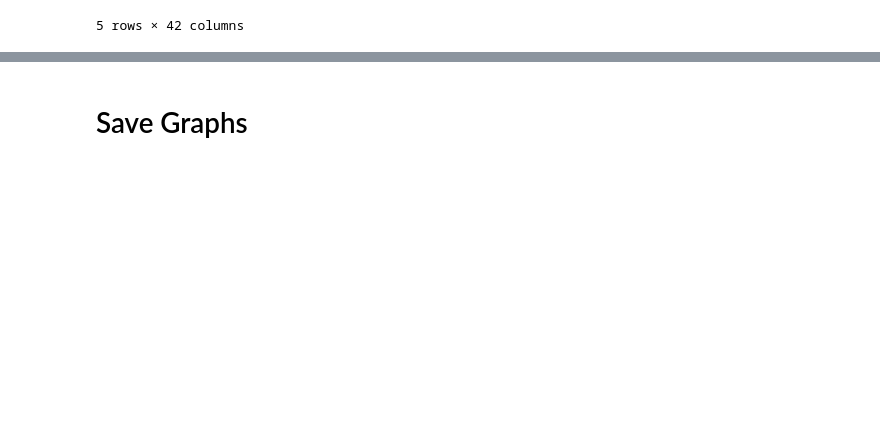
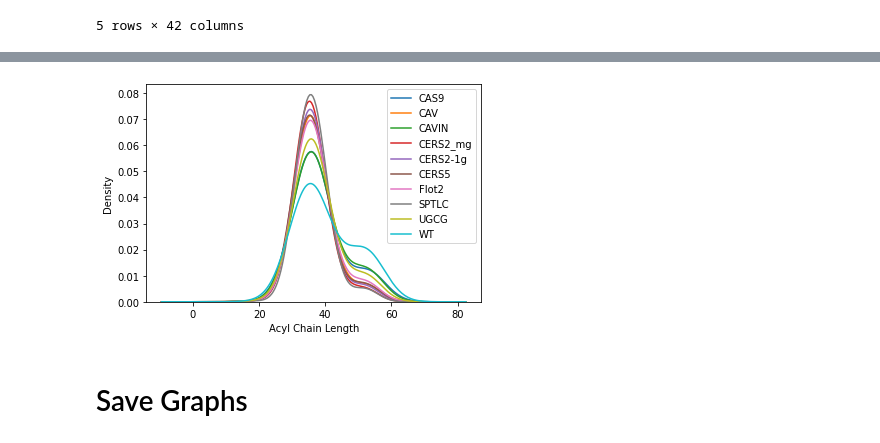
Before and after one commit to hn1902/lipids-proj-new, a Jupyter notebook: chain_length_distribution.ipynb, the cells around one changed output, grey strips where cells are left out. Cells and saved outputs as stored; diff of their text form; code cells hidden in the pictures; blank space fills up the shorter version.

```diff
--- a/chain_length_distribution.ipynb
+++ b/chain_length_distribution.ipynb
@@ -327,3 +371,51 @@ chain_lengths
+# %%
+chart_list = []
+i = 0
+for protein in ptnstd['protein'].unique():
+    source = ptnstd[ptnstd['protein'] == protein]
+
+    # create error bars
+    err = alt.Chart(source).mark_errorbar(extent='stdev').encode(
+        x='Acyl Chain Length:Q',
+        y='Fraction:Q',
+    )
+
+    # create histogram
+    bar = alt.Chart(source).mark_bar().encode(
+        x='Acyl Chain Length:Q',
+        y=alt.Y('mean(Fraction):Q').scale(domain=[0,.26]),
+    ).properties(title=protein)
+
+    # create density plot
+    x = ptns['Acyl Chain Length']
+    y = ptns[protein]
+
+    a = sns.kdeplot(x=x, weights=y, label=protein)
+    plt.legend()
+
+    x, y = a.lines[i].get_data()
+    # print(len(a.lines))
+    s = pd.DataFrame({'x':x, 'density':y})
+
+    dens = alt.Chart(s).mark_line(color='red').encode(
+        x=alt.X('x').scale(domain=[0,60], clamp=True).title('Acyl Chain Length'),
+        y=alt.Y('density').title('density').scale(domain=[0,.1]),
+        tooltip=['x','density']
+    )
+
+    # append to chart list
+    chart = alt.layer(bar+err, dens).resolve_scale(y='independent')
+
+    chart_list.append(chart)
+
+    i +=1
+
+
+side_by_side_err = alt.hconcat(*chart_list[:3]) & alt.hconcat(*chart_list[3:6]) & alt.hconcat(*chart_list[6:9]) & chart_list[9]
+
+# side_by_side_error
+# %% [output]
+[figure, added]
 # %% [markdown]
 # Save Graphs
 # %%
```
Also changed, not shown: parts of 18 cells of this notebook, 3 other files.
